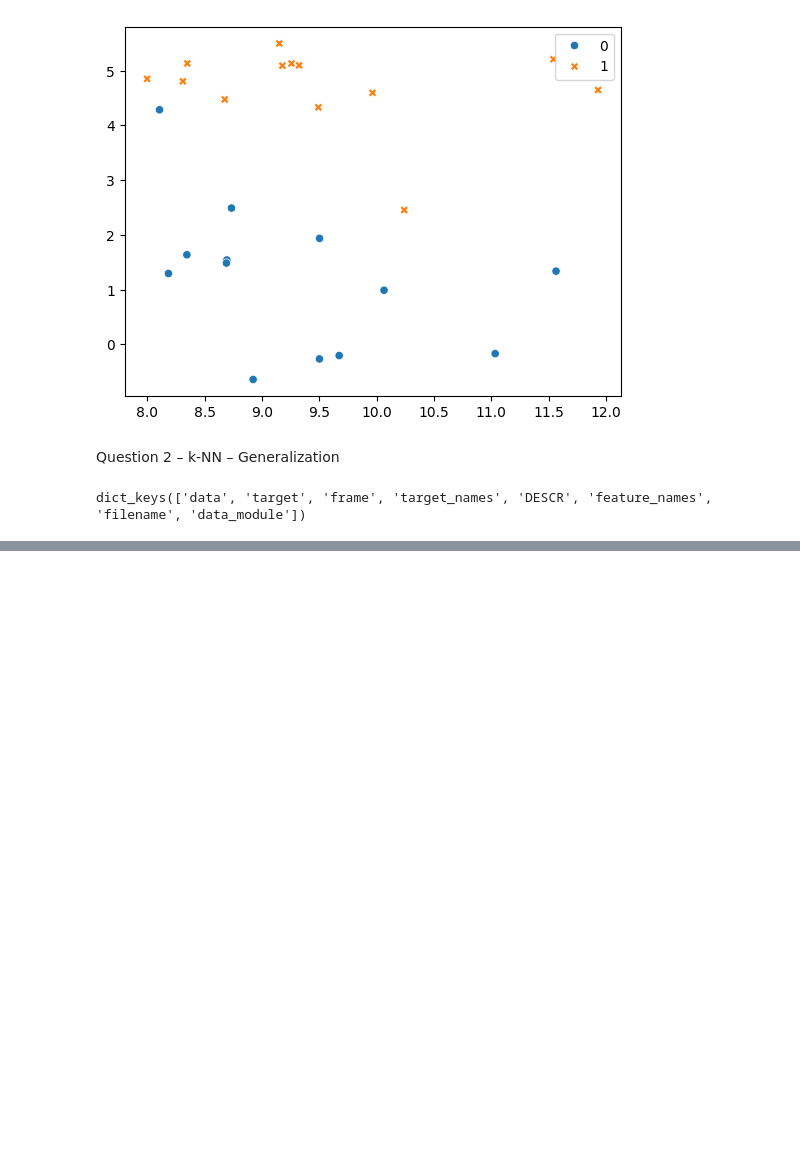
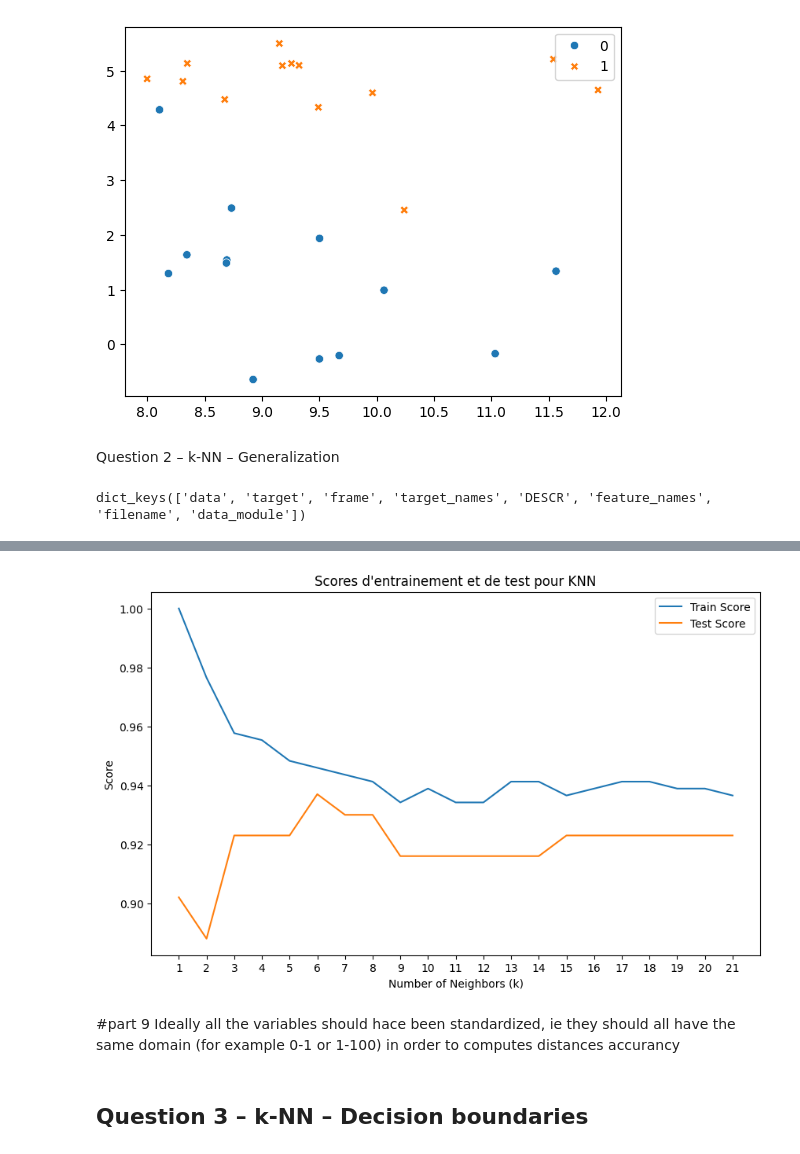
Before and after one commit to Thoprr/MLforDS, a Jupyter notebook: Exo/exo_1.ipynb, the cells around one changed output, grey strips where cells are left out. Saved outputs shown, nothing was run; the diff lists cells and outputs as text; code cells hidden in the pictures; blank space fills up the shorter version.

```diff
--- a/Exo/exo_1.ipynb
+++ b/Exo/exo_1.ipynb
@@ -45,7 +47,12 @@ cancer.keys()
 # %% [output]
 dict_keys(['data', 'target', 'frame', 'target_names', 'DESCR', 'feature_names', 'filename', 'data_module'])
 # %%
-X_train, X_test, y_train, y_test = train_test_split(cancer.data, cancer.target, test_size=0.2, random_state=66, shuffle=True, stratify=cancer.target)
+# Part 3
+X_train, X_test, y_train, y_test = train_test_split(cancer.data,
+                                                    cancer.target, #X and y
+                                                    random_state=66,
+                                                    shuffle=True,
+                                                    stratify=cancer.target)
 
 print(f"X_train shape: {X_train.shape}")
 print(f"X_test shape: {X_test.shape}")
@@ -99,0 +97,11 @@ Test accuracy with k=1: 0.9210526315789473
+# %%
+# Step 7: Record the score for k=1 to 21
+train_score = []
+test_score = []
+
+for k in range(1, 22):
+    knn = KNeighborsClassifier(n_neighbors=k)
+    knn.fit(X_train, y_train)
+    train_score.append(knn.score(X_train, y_train))
+    test_score.append(knn.score(X_test, y_test))
+    print(f"k: {k:2d} Train split: {knn.score(X_train, y_train):.2f} / Test split: {knn.score(X_test, y_test):.2f}")
@@ -99,0 +126,19 @@ Test accuracy with k=1: 0.9210526315789473
+# %%
+# Step 8: Plot the graph
+k = list(range(1,22))
+plt.figure(figsize=(10, 6))
+plt.plot(k, train_score, label='Train Score')
+plt.plot(k, test_score, label='Test Score')
+plt.xticks(ticks = k)
+plt.title('Scores d\'entrainement et de test pour KNN')
+plt.xlabel('Number of Neighbors (k)')
+plt.ylabel('Score')
+plt.legend()
+plt.show()
+# %% [output]
+[figure, added]
+# %% [markdown]
+#part 9
+Ideally all the variables should hace been standardized, ie they should all have the same domain (for example 0-1 or 1-100) in order to computes distances accurancy
+# %% [markdown]
+## Question 3 – k-NN – Decision boundaries
```
Also changed, not shown: parts of 20 cells of this notebook.
